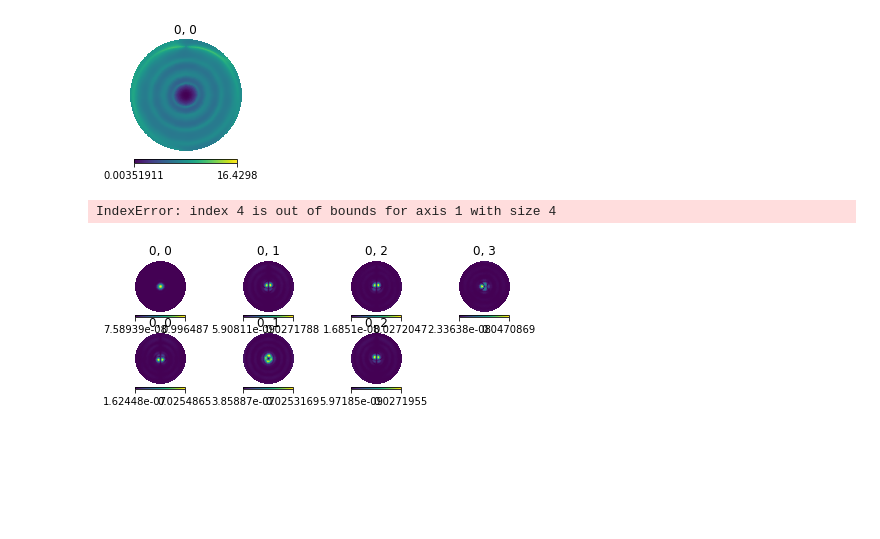
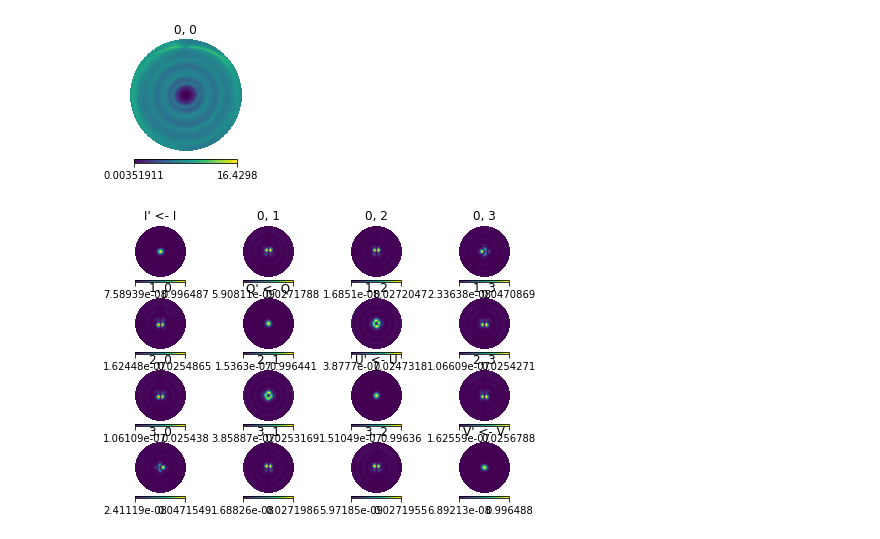
Before and after one commit to 3276908917/skyflux, a Jupyter notebook: notebooks/jones_matrices/A_Catalog.ipynb, the cells around one changed output. Drawn from its saved outputs; the diff is of its cells as text; code cells hidden in the pictures; blank space fills up the shorter version.

```diff
--- a/notebooks/jones_matrices/A_Catalog.ipynb
+++ b/notebooks/jones_matrices/A_Catalog.ipynb
@@ -60,8 +60,8 @@ alt = np.pi/2 - theta
 print(az)
 print(alt)
 
-J_raw = skyflux.stokes.spline_beam_func(150e6, alt, az)
-J = skyflux.stokes.format_J(J_raw)
+J_raw = sf.stokes.spline_beam_func(150e6, alt, az)
+J = sf.stokes.format_J(J_raw)
 
 project_J(J)
 # %% [output]
@@ -75,7 +75,7 @@ print(J.shape)
 (196608, 2, 2)
 # %%
 A = np.array(
-    [skyflux.stokes.create_A(J=Ji) for Ji in J]
+    [sf.stokes.create_A(J=Ji) for Ji in J]
 )
 
 print(A)
@@ -163,19 +163,33 @@ plt.imshow(A_map)
 # %% [output]
 <matplotlib.image.AxesImage at 0x...>
 [figure]
-# %%
-def project_A(A):
-    hp.orthview(np.abs(A[:, 0, 0]), rot=[0, 90], half_sky=True, sub=[4, 4, 1], title=str(0)+', 0')
-    hp.orthview(np.abs(A[:, 0, 1]), rot=[0, 90], half_sky=True, sub=[4, 4, 2], title=str(0)+', 1')
-    hp.orthview(np.abs(A[:, 0, 2]), rot=[0, 90], half_sky=True, sub=[4, 4, 3], title=str(0)+', 2')
-    hp.orthview(np.abs(A[:, 0, 3]), rot=[0, 90], half_sky=True, sub=[4, 4, 4], title=str(0)+', 3')
-
-    hp.orthview(np.abs(A[:, 1, 0]), rot=[0, 90], half_sky=True, sub=[4, 4, 5], title=str(1)+', 0')
-    hp.orthview(np.abs(A[:, 1, 1]), rot=[0, 90], half_sky=True, sub=[4, 4, 6], title=str(2)+', 1')
-    hp.orthview(np.abs(A[:, 1, 2]), rot=[0, 90], half_sky=True, sub=[4, 4, 7], title=str(3)+', 2')
-    hp.orthview(np.abs(A[:, 1, 3]), rot=[0, 90], half_sky=True, sub=[4, 4, 8], title=str(4)+', 3')
-
-project_A(A)
-# %% [output]
-IndexError: index 4 is out of bounds for axis 1 with size 4
-[figure, removed]
+# %%
+def project_A(A):
+    def orth(i, j, panel, ttl=None):
+        if ttl is None:
+            ttl = str(i) + ', ' + str(j)
+        hp.orthview(np.abs(A[:, i, j]), rot=[0, 90], half_sky=True, sub=[4, 4, panel], title=ttl)
+    #
+    orth(0, 0, 1, 'I\' <- I')
+    orth(0, 1, 2, '0, 1')
+    orth(0, 2, 3, '0, 2')
+    orth(0, 3, 4, '0, 3')
+    #
+    orth(1, 0, 5, '1, 0')
+    orth(1, 1, 6, 'Q\' <- Q')
+    orth(1, 2, 7, '1, 2')
+    orth(1, 3, 8, '1, 3')
+    #
+    orth(2, 0, 9, '2, 0')
+    orth(2, 1, 10, '2, 1')
+    orth(2, 2, 11, 'U\' <- U')
+    orth(2, 3, 12, '2, 3')
+    #
+    orth(3, 0, 13, '3, 0')
+    orth(3, 1, 14, '3, 1')
+    orth(3, 2, 15, '3, 2')
+    orth(3, 3, 16, 'V\' <- V')
+
+project_A(A)
+# %% [output]
+[figure, added]
```
Also changed, not shown: parts of 2 cells of this notebook, 2 other files.
